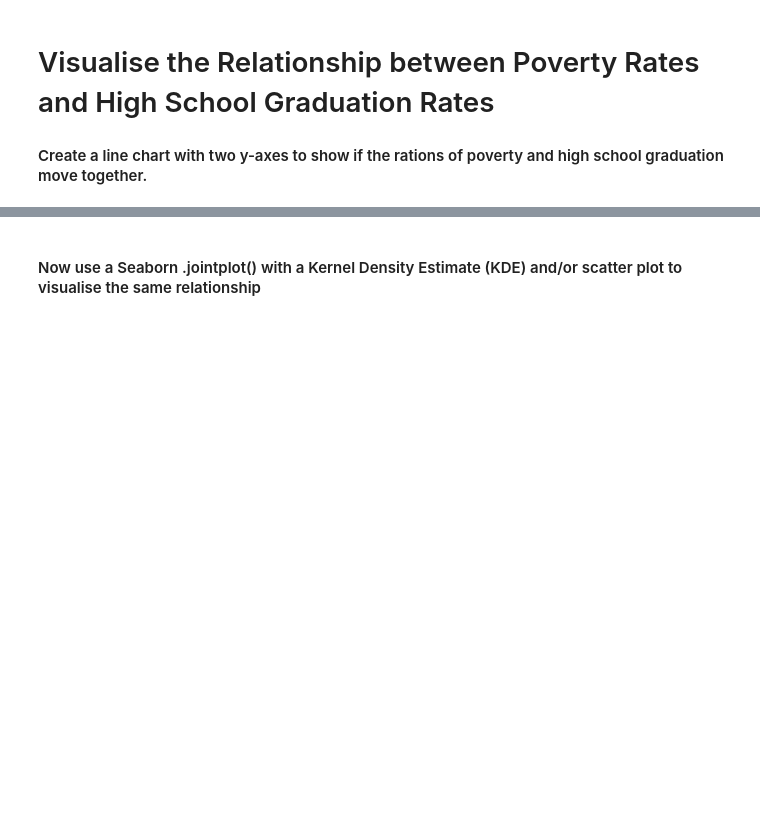
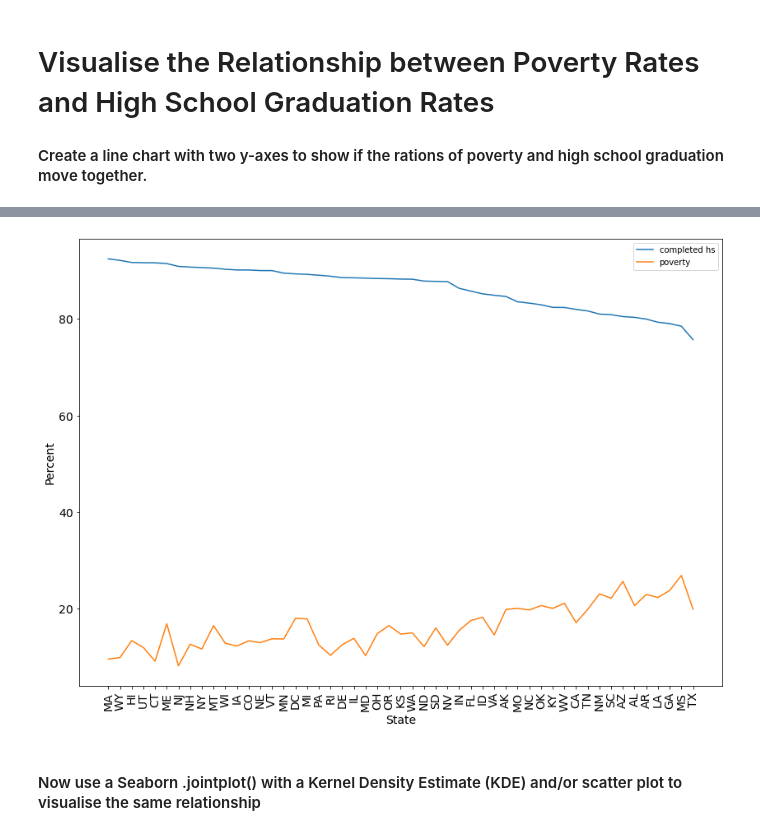
Before and after one commit to cdosorio/python-100-days, a Jupyter notebook: 099-pandas-Fatal-Force/Fatal_Force_(start).ipynb, the cells around one changed output, grey strips where cells are left out. Drawn from its saved outputs; the diff is of its cells as text; code cells hidden in the pictures; blank space fills up the shorter version.

Commit message:
Day 99: chart poverty vs graduation - matplotlib

```diff
--- a/099-pandas-Fatal-Force/Fatal_Force_(start).ipynb
+++ b/099-pandas-Fatal-Force/Fatal_Force_(start).ipynb
@@ -192,3 +186,6 @@ v_bar.show()
 # Chart the High School Graduation Rate by US State
 
 Show the High School Graduation Rate in ascending order of US States. Which state has the lowest high school graduation rate? Which state has the highest?
+# %%
+df_pct_completed_hs.head()
+df_pct_completed_hs.rename(columns={'Geographic Area': 'State'}, inplace=True)
@@ -194,0 +199,5 @@ Show the High School Graduation Rate in ascending order of US States. Which stat
+# %%
+# to numeric
+df_pct_completed_hs["percent_completed_hs"] = pd.to_numeric(df_pct_completed_hs["percent_completed_hs"], errors='coerce')
+df_pct_completed_hs.dtypes
+#df_hh_income.describe()
@@ -194,0 +209,5 @@ Show the High School Graduation Rate in ascending order of US States. Which stat
+# %%
+# group by state
+df_state_completed_hs = df_pct_completed_hs.groupby(['State'])['percent_completed_hs'].mean().reset_index()
+df_state_completed_hs.sort_values(by=['percent_completed_hs'], inplace=True, ascending=False)
+df_state_completed_hs.head()
@@ -196,3 +236,9 @@ Show the High School Graduation Rate in ascending order of US States. Which stat
 # Visualise the Relationship between Poverty Rates and High School Graduation Rates
 
 #### Create a line chart with two y-axes to show if the rations of poverty and high school graduation move together.
+# %%
+# merge 2 dataframes
+merged_df = pd.merge(df_state_completed_hs, df_states_poverty, on='State', how="inner")
+print(f'The dimensions of the DataFrame are: {merged_df.shape}')
+merged_df.sort_values('percent_completed_hs', ascending=False)
+merged_df.head()
@@ -199,3 +253,20 @@ Show the High School Graduation Rate in ascending order of US States. Which stat
+# %%
+# using matplotlib
+plt.figure(figsize=(14,10)) # make chart larger
+plt.xticks(fontsize=14)
+plt.yticks(fontsize=14)
+plt.xlabel('State', fontsize=14)
+plt.ylabel('Percent', fontsize=14)
+
+#plt.ylim(0, 100)
+plt.xticks(rotation = 90)
+
+plt.plot(merged_df.State, merged_df.percent_completed_hs, label ='completed hs')
+plt.plot(merged_df.State, merged_df.poverty_rate, label ='poverty')
+plt.legend()
+plt.show()
+# %% [output]
+[figure, added]
 # %% [markdown]
 #### Now use a Seaborn .jointplot() with a Kernel Density Estimate (KDE) and/or scatter plot to visualise the same relationship
 # %% [markdown]
```
Also changed, not shown: parts of 7 cells of this notebook.
